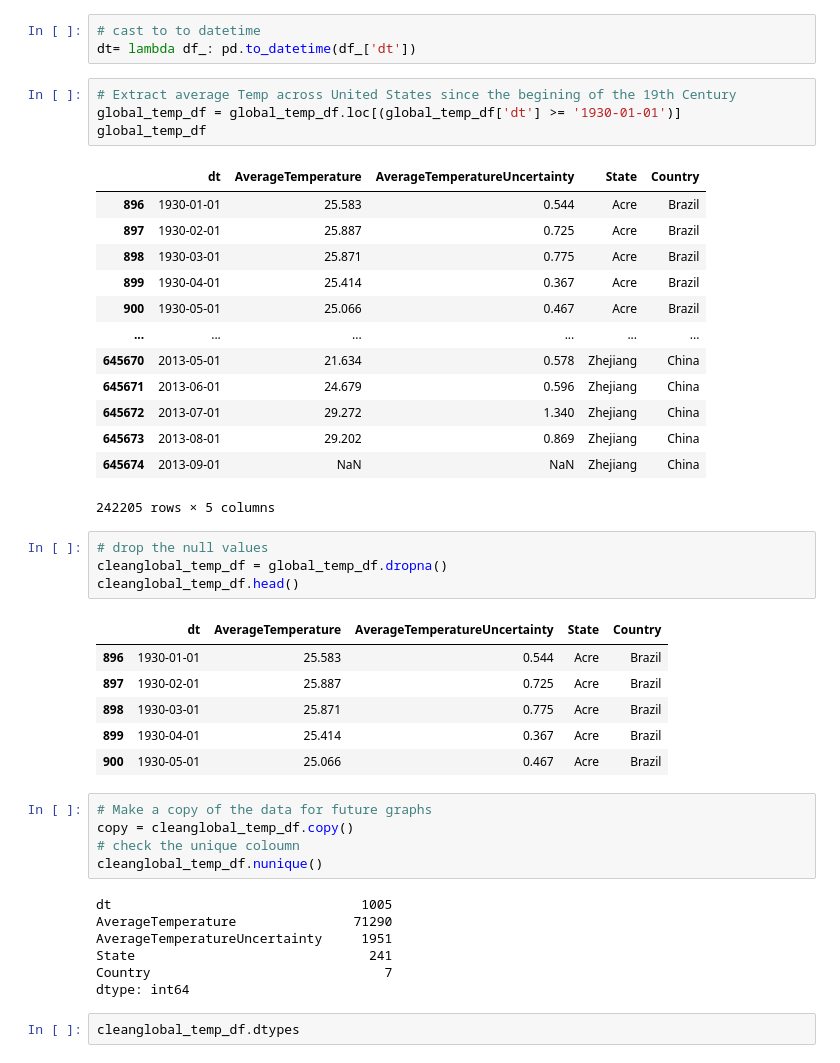
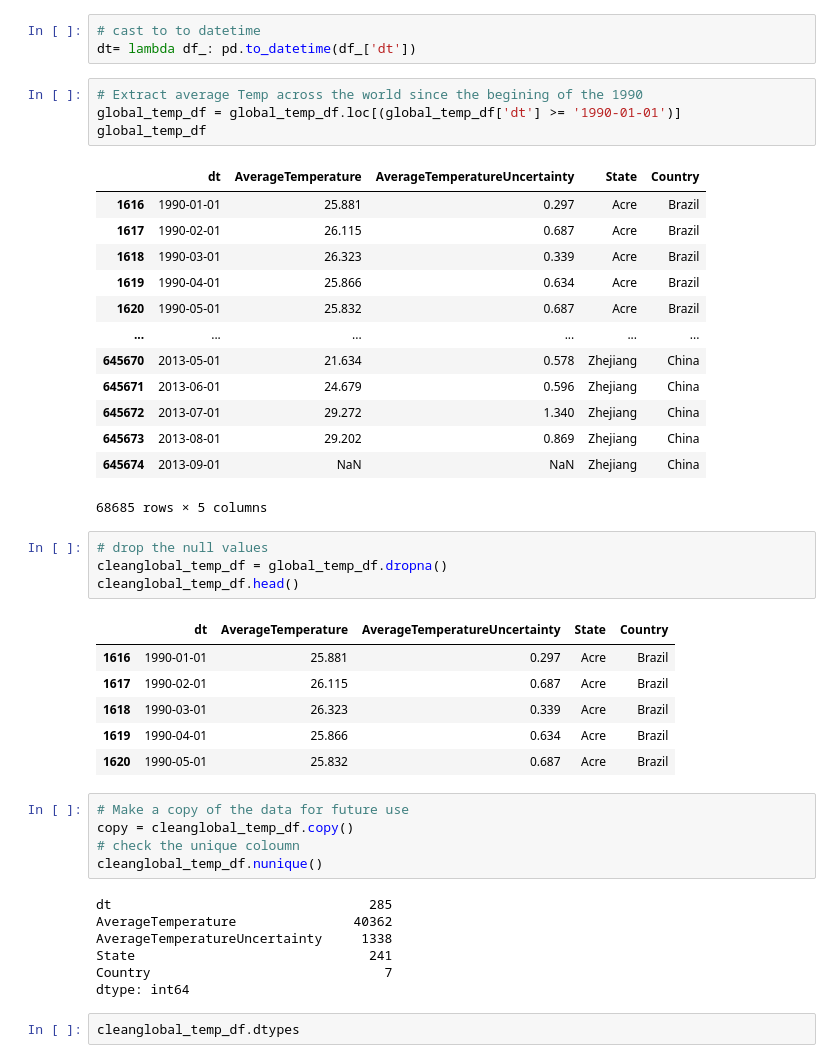
Before and after one commit to taaden/Streamers, a Jupyter notebook: temi_files2/Cleanglobal_temp.ipynb, the cells around one changed output. Drawn from its saved outputs; the diff is of its cells as text.

```diff
--- a/temi_files2/Cleanglobal_temp.ipynb
+++ b/temi_files2/Cleanglobal_temp.ipynb
@@ -19,43 +19,43 @@ global_temp_df.head()
 # cast to to datetime
 dt= lambda df_: pd.to_datetime(df_['dt'])
 # %%
-# Extract average Temp across United States since the begining of the 19th Century
-global_temp_df = global_temp_df.loc[(global_temp_df['dt'] >= '1930-01-01')]
+# Extract average Temp across the world since the begining of the 1990
+global_temp_df = global_temp_df.loc[(global_temp_df['dt'] >= '1990-01-01')]
 global_temp_df
 # %% [output]
 |  | dt | AverageTemperature | AverageTemperatureUncertainty | State | Country |
-| 896 | 1930-01-01 | 25.583 | 0.544 | Acre | Brazil |
-| 897 | 1930-02-01 | 25.887 | 0.725 | Acre | Brazil |
-| 898 | 1930-03-01 | 25.871 | 0.775 | Acre | Brazil |
-| 899 | 1930-04-01 | 25.414 | 0.367 | Acre | Brazil |
-| 900 | 1930-05-01 | 25.066 | 0.467 | Acre | Brazil |
+| 1616 | 1990-01-01 | 25.881 | 0.297 | Acre | Brazil |
+| 1617 | 1990-02-01 | 26.115 | 0.687 | Acre | Brazil |
+| 1618 | 1990-03-01 | 26.323 | 0.339 | Acre | Brazil |
+| 1619 | 1990-04-01 | 25.866 | 0.634 | Acre | Brazil |
+| 1620 | 1990-05-01 | 25.832 | 0.687 | Acre | Brazil |
 | ... | ... | ... | ... | ... | ... |
 | 645670 | 2013-05-01 | 21.634 | 0.578 | Zhejiang | China |
 | 645671 | 2013-06-01 | 24.679 | 0.596 | Zhejiang | China |
 | 645672 | 2013-07-01 | 29.272 | 1.340 | Zhejiang | China |
 | 645673 | 2013-08-01 | 29.202 | 0.869 | Zhejiang | China |
 | 645674 | 2013-09-01 | NaN | NaN | Zhejiang | China |
-242205 rows × 5 columns
+68685 rows × 5 columns
 # %%
 # drop the null values
 cleanglobal_temp_df = global_temp_df.dropna()
 cleanglobal_temp_df.head()
 # %% [output]
 |  | dt | AverageTemperature | AverageTemperatureUncertainty | State | Country |
-| 896 | 1930-01-01 | 25.583 | 0.544 | Acre | Brazil |
-| 897 | 1930-02-01 | 25.887 | 0.725 | Acre | Brazil |
-| 898 | 1930-03-01 | 25.871 | 0.775 | Acre | Brazil |
-| 899 | 1930-04-01 | 25.414 | 0.367 | Acre | Brazil |
-| 900 | 1930-05-01 | 25.066 | 0.467 | Acre | Brazil |
+| 1616 | 1990-01-01 | 25.881 | 0.297 | Acre | Brazil |
+| 1617 | 1990-02-01 | 26.115 | 0.687 | Acre | Brazil |
+| 1618 | 1990-03-01 | 26.323 | 0.339 | Acre | Brazil |
+| 1619 | 1990-04-01 | 25.866 | 0.634 | Acre | Brazil |
+| 1620 | 1990-05-01 | 25.832 | 0.687 | Acre | Brazil |
 # %%
-# Make a copy of the data for future graphs
+# Make a copy of the data for future use
 copy = cleanglobal_temp_df.copy()
 # check the unique coloumn
 cleanglobal_temp_df.nunique()
 # %% [output]
-dt                                1005
-AverageTemperature               71290
-AverageTemperatureUncertainty     1951
+dt                                 285
+AverageTemperature               40362
+AverageTemperatureUncertainty     1338
 State                              241
 Country                              7
 dtype: int64
```
Also changed, not shown: parts of 14 cells of this notebook, 15 other files.
